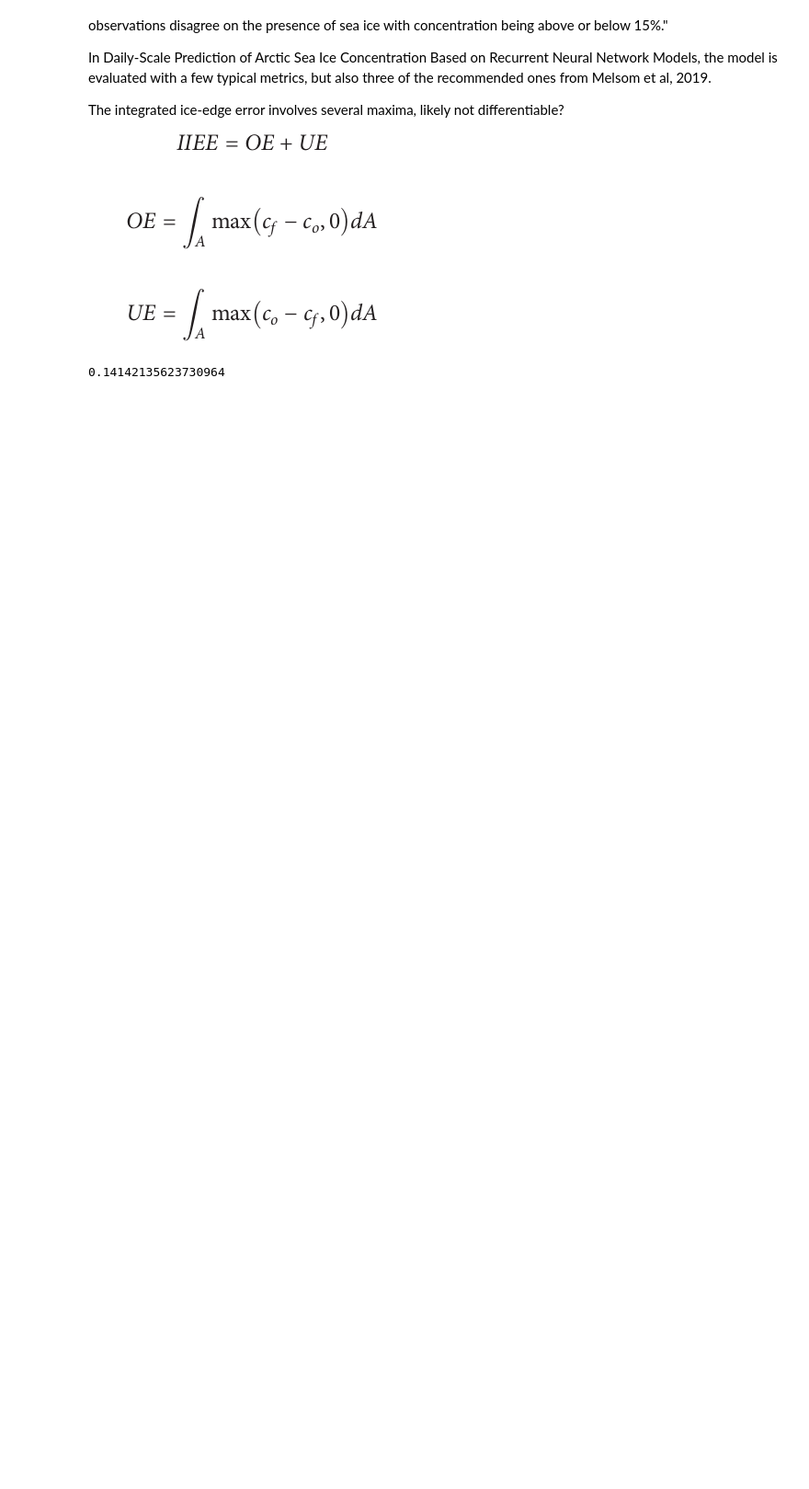
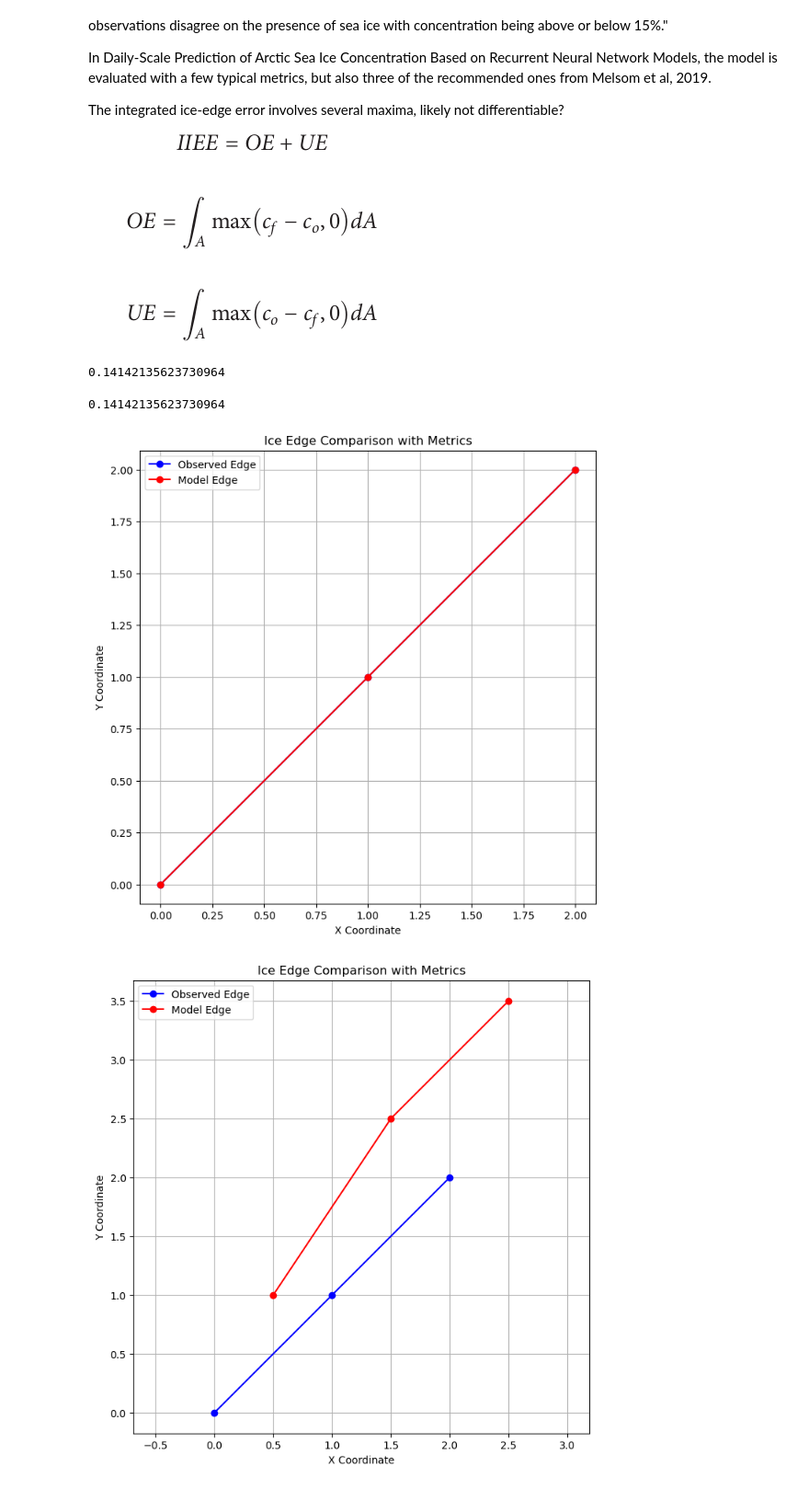
Before and after one commit to NOAA-HES-Capstone/icedyno, a Jupyter notebook: workspaces/julieanna/prototyping_metrics.ipynb, the cells around one changed output. Shown at 92% size. Cells and saved outputs as stored; diff of their text form; code cells hidden in the pictures; blank space fills up the shorter version.

Commit message:
ice metrics: Added implementation, tests, and visualization for root mean square ice displacement metric from melsom 2019

```diff
--- a/workspaces/julieanna/prototyping_metrics.ipynb
+++ b/workspaces/julieanna/prototyping_metrics.ipynb
@@ -61,3 +124,43 @@ D_AVG_IE = average_ice_edge_displacement(observed_edges, model_edges)
 D_AVG_IE
 # %% [output]
 0.14142135623730964
+# %%
+# Re-using the observed and model edges from the previous example with different lengths
+D_RMS_IE = root_mean_square_ice_edge_displacement(observed_edges, model_edges)
+D_RMS_IE
+# %% [output]
+0.14142135623730964
+# %%
+# Define test cases for both D_AVG_IE and D_RMS_IE metrics to validate their implementations
+
+# Test case 1: Simple case where observed and model edges are identical
+observed_edges_test1 = np.array([[0, 0], [1, 1], [2, 2]])
+model_edges_test1 = np.array([[0, 0], [1, 1], [2, 2]])
+
+# Test case 2: Observed and model edges are parallel but with a constant offset
+observed_edges_test2 = np.array([[0, 0], [1, 1], [2, 2]])
+model_edges_test2 = np.array([[0.5, 1], [1.5, 2.5], [2.5, 3.5]])
+
+# Test case 3: Different lengths and positions
+observed_edges_test3 = np.array([[0, 0], [1, 1], [2, 2], [3, 3]])
+model_edges_test3 = np.array([[0.5, 0.5], [2, 2], [3.5, 3.5]])
+
+# Perform the calculations for both metrics on all test cases
+results = {}
+for i, (obs_edges, mod_edges) in enumerate(
+    [
+        (observed_edges_test1, model_edges_test1),
+        (observed_edges_test2, model_edges_test2),
+        (observed_edges_test3, model_edges_test3),
+    ],
+    start=1,
+):
+    plot_ice_edges_with_metrics(obs_edges, mod_edges)
+    avg_disp = average_ice_edge_displacement(obs_edges, mod_edges)
+    rms_disp = root_mean_square_ice_edge_displacement(obs_edges, mod_edges)
+    results[f"Test Case {i}"] = {"D_AVG_IE": avg_disp, "D_RMS_IE": rms_disp}
+
+results
+# %% [output]
+[figure, added]
+[figure, added]
```
Also changed, not shown: parts of 4 cells of this notebook.
